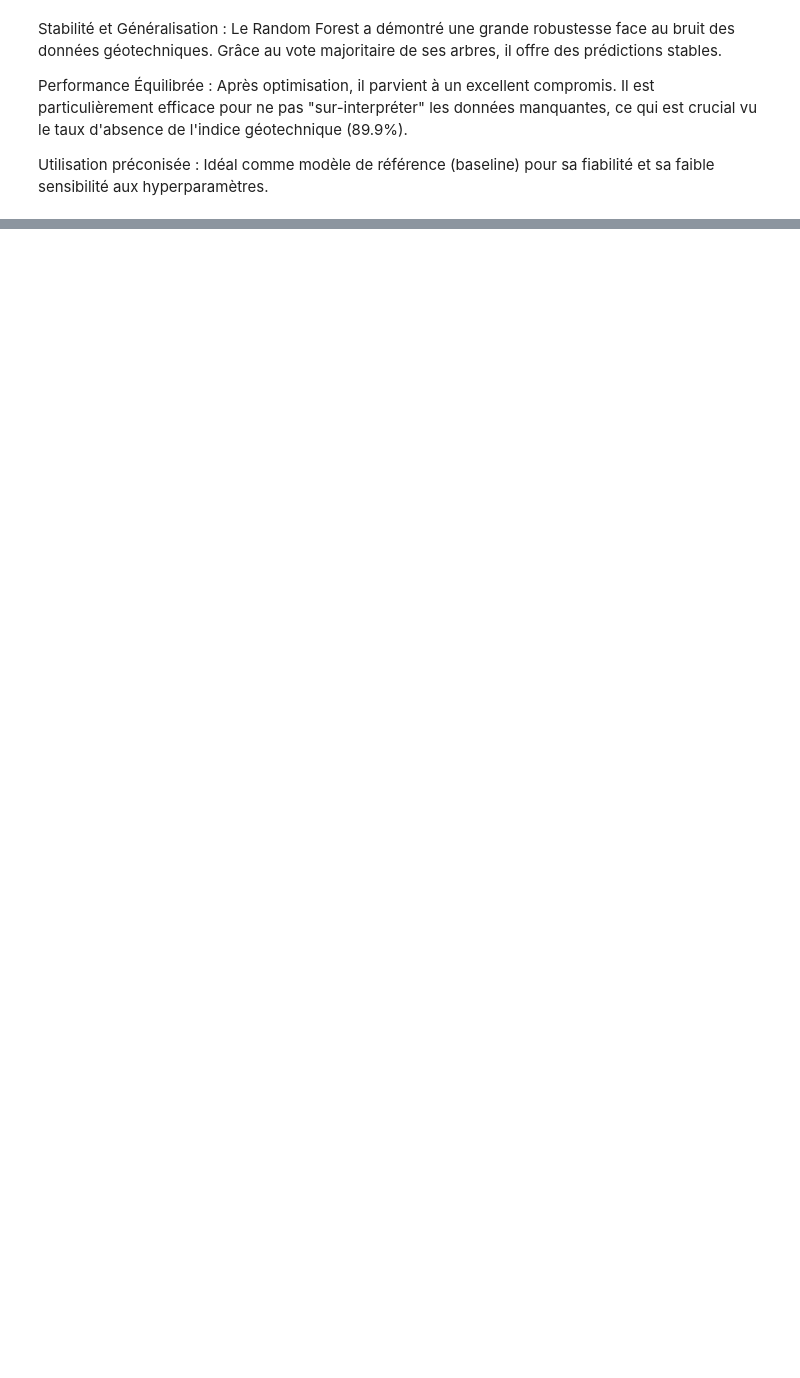
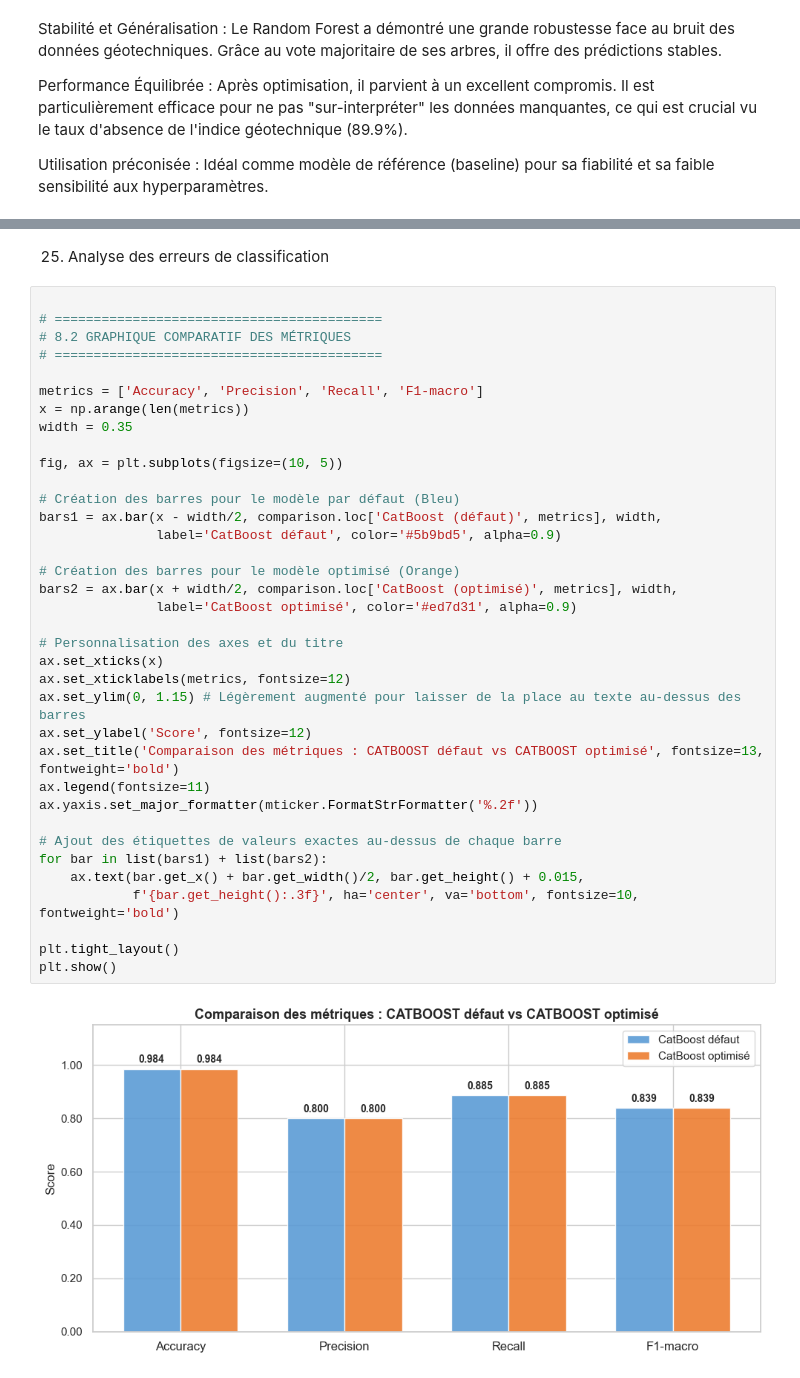
Before and after one commit to marwanbakali099-byte/Projet6_geo_info_ML_Classification, a Jupyter notebook: Projet6_geo_info_ML.ipynb, the cells around one changed output, grey strips where cells are left out. Cells and saved outputs as stored; diff of their text form; blank space fills up the shorter version.

```diff
--- a/Projet6_geo_info_ML.ipynb
+++ b/Projet6_geo_info_ML.ipynb
@@ -2135,0 +2405,40 @@ Utilisation préconisée : Idéal comme modèle de référence (baseline) pour s
+# %% [markdown]
+25. Analyse des erreurs de classification
+# %%
+
+# ==========================================
+# 8.2 GRAPHIQUE COMPARATIF DES MÉTRIQUES
+# ==========================================
+
+metrics = ['Accuracy', 'Precision', 'Recall', 'F1-macro']
+x = np.arange(len(metrics))
+width = 0.35
+
+fig, ax = plt.subplots(figsize=(10, 5))
+
+# Création des barres pour le modèle par défaut (Bleu)
+bars1 = ax.bar(x - width/2, comparison.loc['CatBoost (défaut)', metrics], width,
+               label='CatBoost défaut', color='#5b9bd5', alpha=0.9)
+
+# Création des barres pour le modèle optimisé (Orange)
+bars2 = ax.bar(x + width/2, comparison.loc['CatBoost (optimisé)', metrics], width,
+               label='CatBoost optimisé', color='#ed7d31', alpha=0.9)
+
+# Personnalisation des axes et du titre
+ax.set_xticks(x)
+ax.set_xticklabels(metrics, fontsize=12)
+ax.set_ylim(0, 1.15) # Légèrement augmenté pour laisser de la place au texte au-dessus des barres
+ax.set_ylabel('Score', fontsize=12)
+ax.set_title('Comparaison des métriques : CATBOOST défaut vs CATBOOST optimisé', fontsize=13, fontweight='bold')
+ax.legend(fontsize=11)
+ax.yaxis.set_major_formatter(mticker.FormatStrFormatter('%.2f'))
+
+# Ajout des étiquettes de valeurs exactes au-dessus de chaque barre
+for bar in list(bars1) + list(bars2):
+    ax.text(bar.get_x() + bar.get_width()/2, bar.get_height() + 0.015,
+            f'{bar.get_height():.3f}', ha='center', va='bottom', fontsize=10, fontweight='bold')
+
+plt.tight_layout()
+plt.show()
+# %% [output]
+[figure, added]
```
Also changed, not shown: parts of 48 cells of this notebook.
